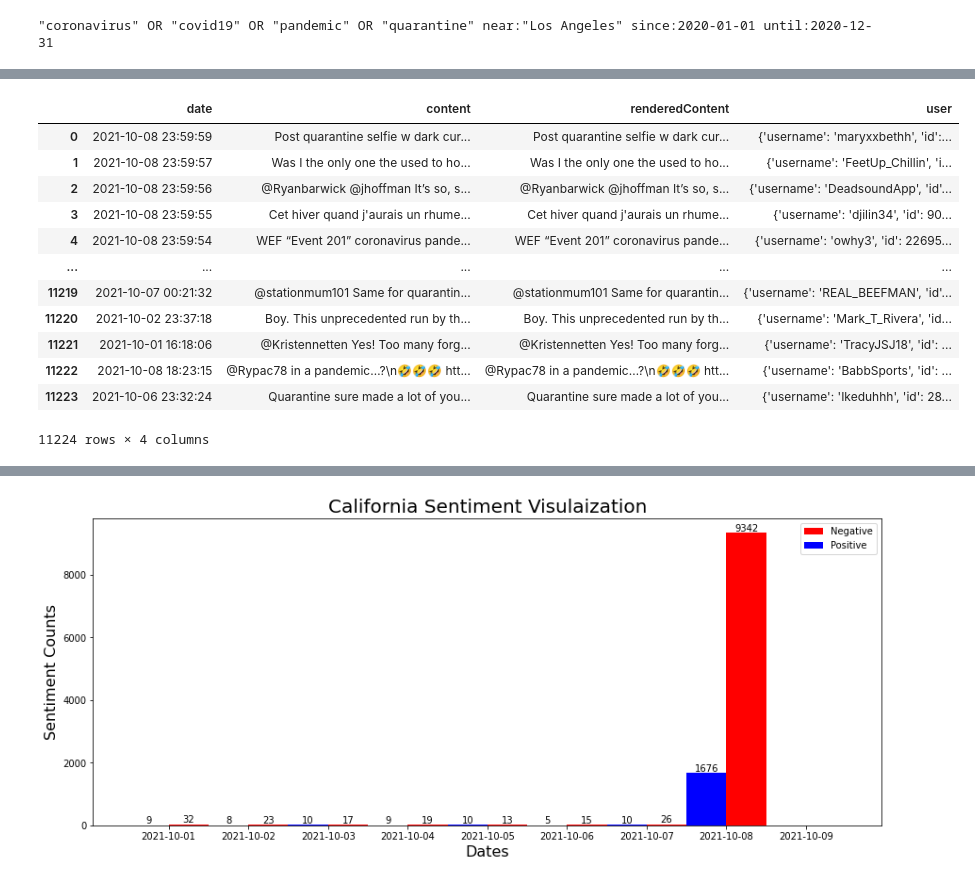
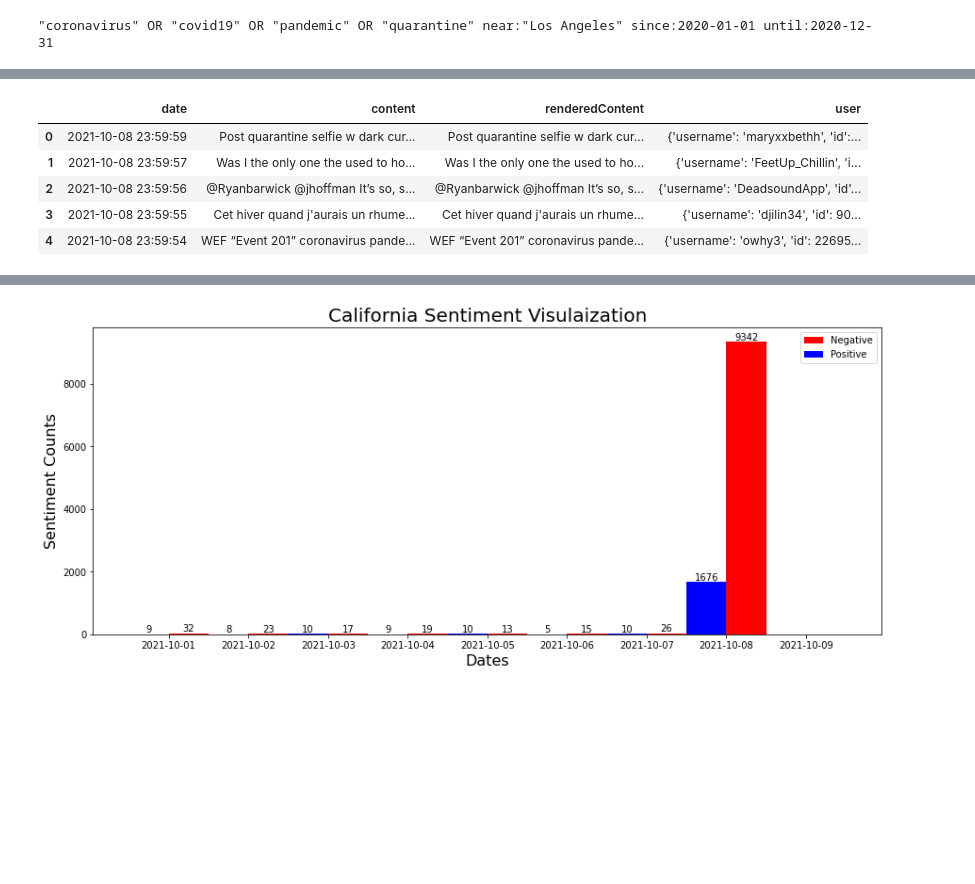
Before and after one commit to The-Processors/ics-438-final-project, a Jupyter notebook: Final Project.ipynb, the cells around one changed output, grey strips where cells are left out. Cells and saved outputs as stored; diff of their text form; code cells hidden in the pictures; blank space fills up the shorter version.

```diff
--- a/Final Project.ipynb
+++ b/Final Project.ipynb
@@ -192,20 +192,13 @@ def json_to_dataFrame(json_folder_path):
     return clean_df
 # %%
 ca_df = json_to_dataFrame('data/tweets/ca_tweets')
-ca_df
+ca_df.head()
 # %% [output]
 |  | date | content | renderedContent | user |
 | 0 | 2021-10-08 23:59:59 | Post quarantine selfie w dark cur... | Post quarantine selfie w dark cur... | {'username': 'maryxxbethh', 'id':... |
 | 1 | 2021-10-08 23:59:57 | Was I the only one the used to ho... | Was I the only one the used to ho... | {'username': 'FeetUp_Chillin', 'i... |
 | 2 | 2021-10-08 23:59:56 | @Ryanbarwick @jhoffman It’s so, s... | @Ryanbarwick @jhoffman It’s so, s... | {'username': 'DeadsoundApp', 'id'... |
 | 3 | 2021-10-08 23:59:55 | Cet hiver quand j'aurais un rhume... | Cet hiver quand j'aurais un rhume... | {'username': 'djilin34', 'id': 90... |
 | 4 | 2021-10-08 23:59:54 | WEF “Event 201” coronavirus pande... | WEF “Event 201” coronavirus pande... | {'username': 'owhy3', 'id': 22695... |
-| ... | ... | ... | ... | ... |
-| 11219 | 2021-10-07 00:21:32 | @stationmum101 Same for quarantin... | @stationmum101 Same for quarantin... | {'username': 'REAL_BEEFMAN', 'id'... |
-| 11220 | 2021-10-02 23:37:18 | Boy. This unprecedented run by th... | Boy. This unprecedented run by th... | {'username': 'Mark_T_Rivera', 'id... |
-| 11221 | 2021-10-01 16:18:06 | @Kristennetten Yes! Too many forg... | @Kristennetten Yes! Too many forg... | {'username': 'TracyJSJ18', 'id': ... |
-| 11222 | 2021-10-08 18:23:15 | @Rypac78 in a pandemic…?\n🤣🤣🤣 htt... | @Rypac78 in a pandemic…?\n🤣🤣🤣 htt... | {'username': 'BabbSports', 'id': ... |
-| 11223 | 2021-10-06 23:32:24 | Quarantine sure made a lot of you... | Quarantine sure made a lot of you... | {'username': 'Ikeduhhh', 'id': 28... |
-11224 rows × 4 columns
 # %%
 fl_df = json_to_dataFrame('data/tweets/fl_tweets')
```
Also changed, not shown: parts of 14 cells of this notebook, 3 other files.
